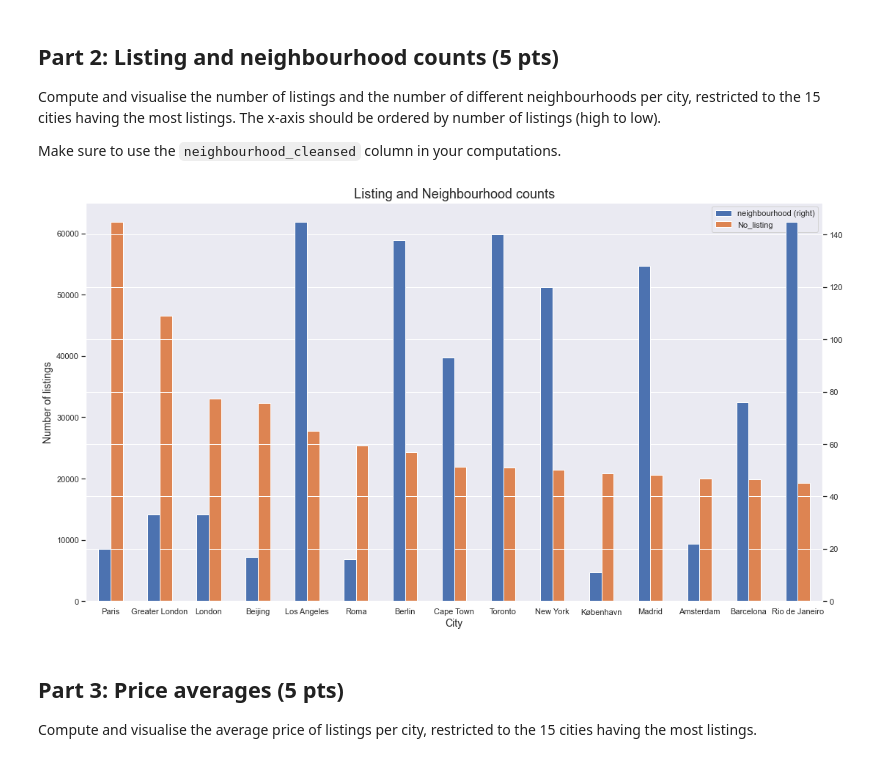
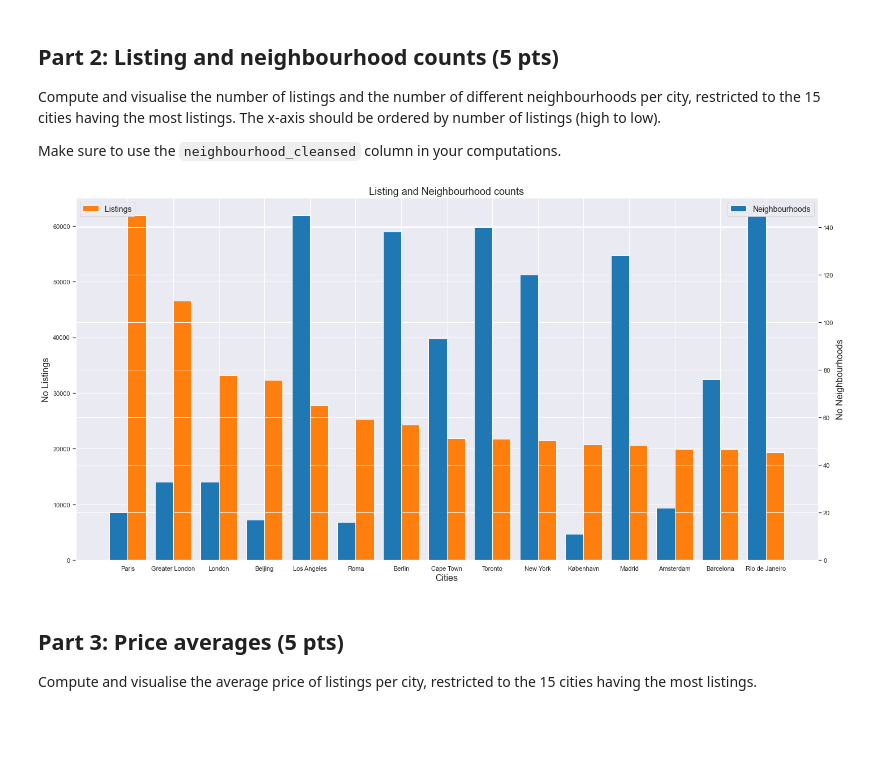
Before and after one commit to georgezefko/02807_Computational_tools_for_DS, a Jupyter notebook: 02807_Project_2.ipynb, the cells around one changed output. Cells and saved outputs as stored; diff of their text form; code cells hidden in the pictures; blank space fills up the shorter version.

Commit message:
updated plots

```diff
--- a/02807_Project_2.ipynb
+++ b/02807_Project_2.ipynb
@@ -252,22 +247,36 @@ matplotlib.use('Qt5Agg')
 # %%
 # your code goes here
+%matplotlib inline
 listings = df_listings_analysis.groupBy('city') \
                                .agg(F.countDistinct('neighbourhood_cleansed').alias('neighbourhood'),F.count('id').alias('No_listing')) \
                                .sort(F.desc(F.count('id'))) \
                                .limit(15).toPandas() \
                                .set_index('city')
 
 #plot the counts
 #matplotlib.use('Qt5Agg')
 
-_ = listings.plot( kind= 'bar' , secondary_y= 'neighbourhood' , rot= 0 ,figsize=(18,10))
-_.set_xlabel("City",fontsize=14)
-_.set_ylabel("Number of listings",fontsize=14)
-plt.xticks(rotation=25)
+# _ = listings.plot( kind= 'bar' , secondary_y= 'neighbourhood' , rot= 0 ,figsize=(18,10))
+# _.set_xlabel("City",fontsize=14)
+# _.set_ylabel("Number of listings",fontsize=14)
+# plt.xticks(rotation=25)
+# plt.title('Listing and Neighbourhood counts',fontsize=18)
+# plt.show()
+fig, ax1 = plt.subplots(1, 1, figsize=(20,10))
+width=0.4
+ax1.bar( listings.index.values, height=listings['No_listing'],color='tab:orange',label='Listings',width=width,align='edge')
+ax2 = ax1.twinx()  # create the 'twin' axis on the right
+ax2.bar( listings.index.values, height=listings['neighbourhood'],color='tab:blue',label='Neighbourhoods',width=-width,align='edge')
+ax1.set_ylabel('No Listings',fontsize=16)
+ax2.set_ylabel('No Neighbourhoods',fontsize=16)
+ax1.set_xlabel('Cities',fontsize=16)
+ax1.legend(loc='upper left',fontsize=14)
+ax2.legend(loc='upper right',fontsize=14)
 plt.title('Listing and Neighbourhood counts',fontsize=18)
+plt.tight_layout()
 plt.show()
 # %% [output]
-[figure, old version]
+[figure, new version]
 # %% [markdown]
 ## Part 3: Price averages (5 pts)
 
```
Also changed, not shown: parts of 8 cells of this notebook.
